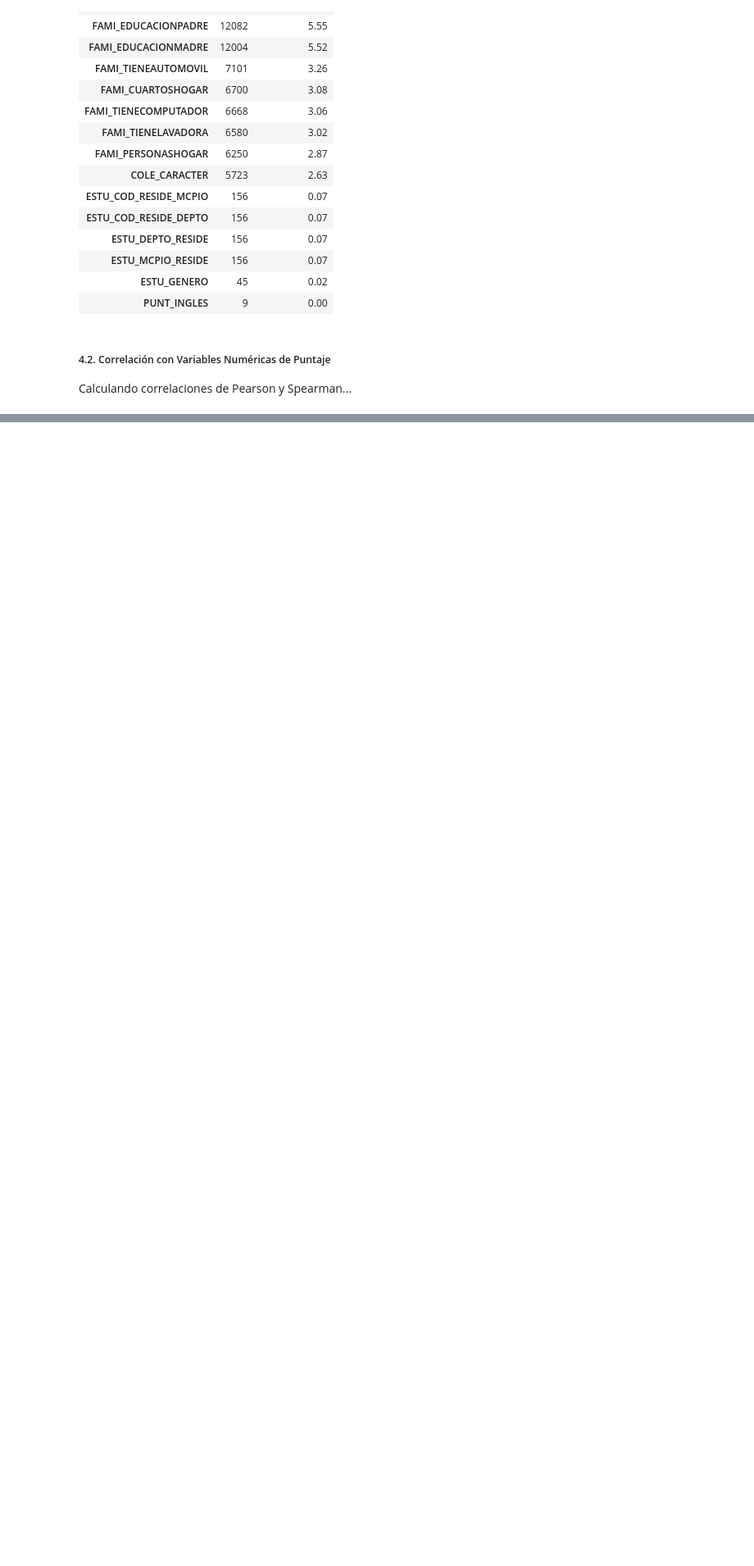
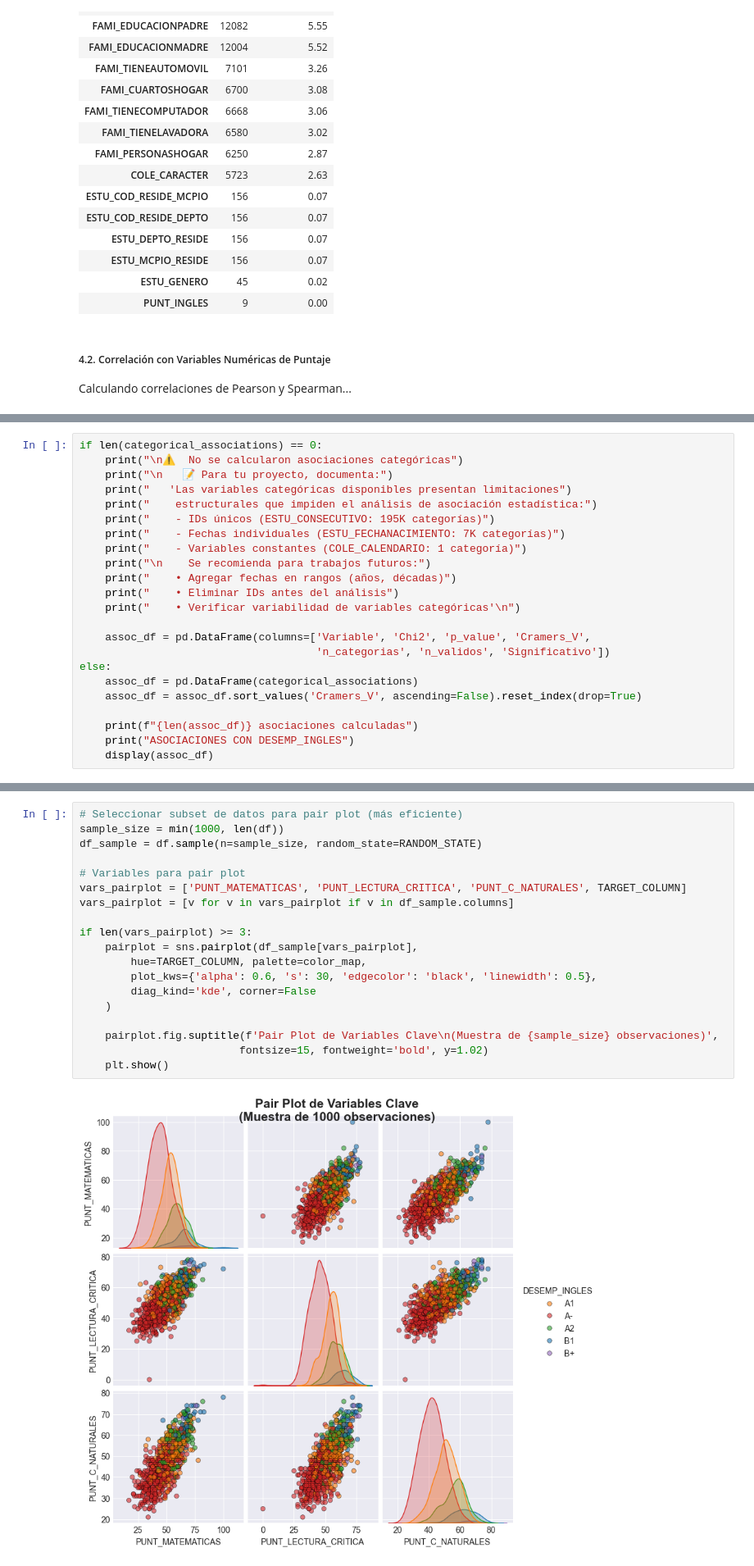
Before and after one commit to flaviofuego/Ia_EDA_analysis, a Jupyter notebook: notebooks/seccion1.ipynb, the cells around one changed output, grey strips where cells are left out. Shown at 82% size. Drawn from its saved outputs; the diff is of its cells as text; blank space fills up the shorter version.

```diff
--- a/notebooks/seccion1.ipynb
+++ b/notebooks/seccion1.ipynb
@@ -1967,0 +1115,23 @@ print("="*80)
+# %%
+if len(categorical_associations) == 0:
+    print("\n⚠️  No se calcularon asociaciones categóricas")
+    print("\n   📝 Para tu proyecto, documenta:")
+    print("   'Las variables categóricas disponibles presentan limitaciones")
+    print("    estructurales que impiden el análisis de asociación estadística:")
+    print("    - IDs únicos (ESTU_CONSECUTIVO: 195K categorías)")
+    print("    - Fechas individuales (ESTU_FECHANACIMIENTO: 7K categorías)")
+    print("    - Variables constantes (COLE_CALENDARIO: 1 categoría)")
+    print("\n    Se recomienda para trabajos futuros:")
+    print("    • Agregar fechas en rangos (años, décadas)")
+    print("    • Eliminar IDs antes del análisis")
+    print("    • Verificar variabilidad de variables categóricas'\n")
+
+    assoc_df = pd.DataFrame(columns=['Variable', 'Chi2', 'p_value', 'Cramers_V',
+                                     'n_categorias', 'n_validos', 'Significativo'])
+else:
+    assoc_df = pd.DataFrame(categorical_associations)
+    assoc_df = assoc_df.sort_values('Cramers_V', ascending=False).reset_index(drop=True)
+
+    print(f"{len(assoc_df)} asociaciones calculadas")
+    print("ASOCIACIONES CON DESEMP_INGLES")
+    display(assoc_df)
@@ -1967,0 +1666,21 @@ print("="*80)
+# %%
+# Seleccionar subset de datos para pair plot (más eficiente)
+sample_size = min(1000, len(df))
+df_sample = df.sample(n=sample_size, random_state=RANDOM_STATE)
+
+# Variables para pair plot
+vars_pairplot = ['PUNT_MATEMATICAS', 'PUNT_LECTURA_CRITICA', 'PUNT_C_NATURALES', TARGET_COLUMN]
+vars_pairplot = [v for v in vars_pairplot if v in df_sample.columns]
+
+if len(vars_pairplot) >= 3:
+    pairplot = sns.pairplot(df_sample[vars_pairplot],
+        hue=TARGET_COLUMN, palette=color_map,
+        plot_kws={'alpha': 0.6, 's': 30, 'edgecolor': 'black', 'linewidth': 0.5},
+        diag_kind='kde', corner=False
+    )
+
+    pairplot.fig.suptitle(f'Pair Plot de Variables Clave\n(Muestra de {sample_size} observaciones)',
+                         fontsize=15, fontweight='bold', y=1.02)
+    plt.show()
+# %% [output]
+[figure, added]
```
Also changed, not shown: parts of 57 cells of this notebook, 7 other files.
